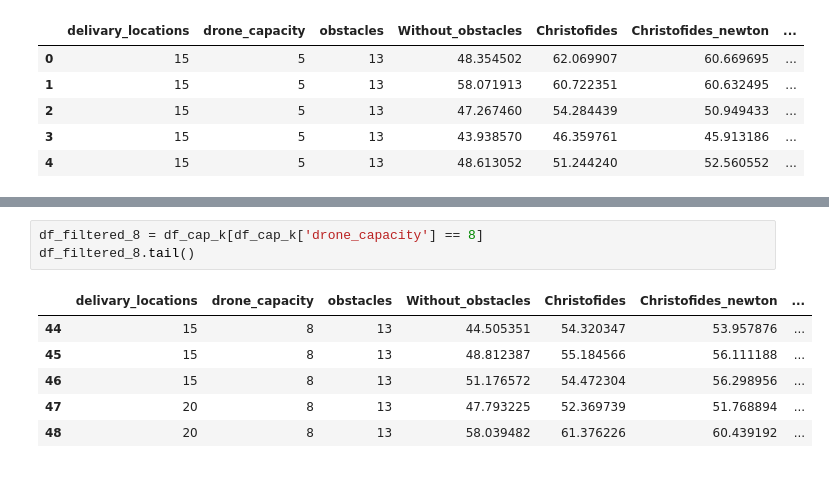
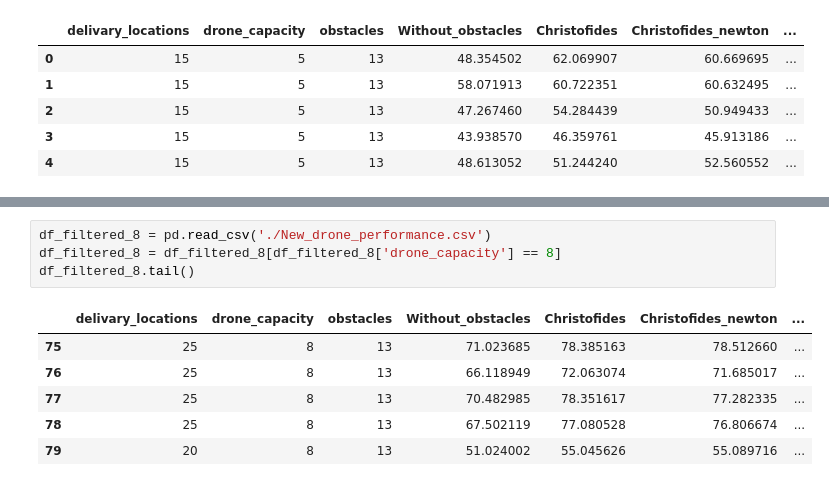
Before and after one commit to Grey-Hat-07/drone_obstacle, a Jupyter notebook: Drone_performance_k.ipynb, the cells around one changed output, grey strips where cells are left out. Saved outputs shown, nothing was run; the diff lists cells and outputs as text.

```diff
--- a/Drone_performance_k.ipynb
+++ b/Drone_performance_k.ipynb
@@ -64,13 +64,14 @@ plt.show()
 # %%
-df_filtered_8 = df_cap_k[df_cap_k['drone_capacity'] == 8]
+df_filtered_8 = pd.read_csv('./New_drone_performance.csv')
+df_filtered_8 = df_filtered_8[df_filtered_8['drone_capacity'] == 8]
 df_filtered_8.tail()
 # %% [output]
 |  | delivary_locations | drone_capacity | obstacles | Without_obstacles | Christofides | Christofides_newton | ... |
-| 44 | 15 | 8 | 13 | 44.505351 | 54.320347 | 53.957876 | ... |
-| 45 | 15 | 8 | 13 | 48.812387 | 55.184566 | 56.111188 | ... |
-| 46 | 15 | 8 | 13 | 51.176572 | 54.472304 | 56.298956 | ... |
-| 47 | 20 | 8 | 13 | 47.793225 | 52.369739 | 51.768894 | ... |
-| 48 | 20 | 8 | 13 | 58.039482 | 61.376226 | 60.439192 | ... |
+| 75 | 25 | 8 | 13 | 71.023685 | 78.385163 | 78.512660 | ... |
+| 76 | 25 | 8 | 13 | 66.118949 | 72.063074 | 71.685017 | ... |
+| 77 | 25 | 8 | 13 | 70.482985 | 78.351617 | 77.282335 | ... |
+| 78 | 25 | 8 | 13 | 67.502119 | 77.080528 | 76.806674 | ... |
+| 79 | 20 | 8 | 13 | 51.024002 | 55.045626 | 55.089716 | ... |
 # %%
 mean_values = df_filtered_8.groupby('delivary_locations').mean().reset_index()
 
```
Also changed, not shown: parts of 5 cells of this notebook, 2 other files.
